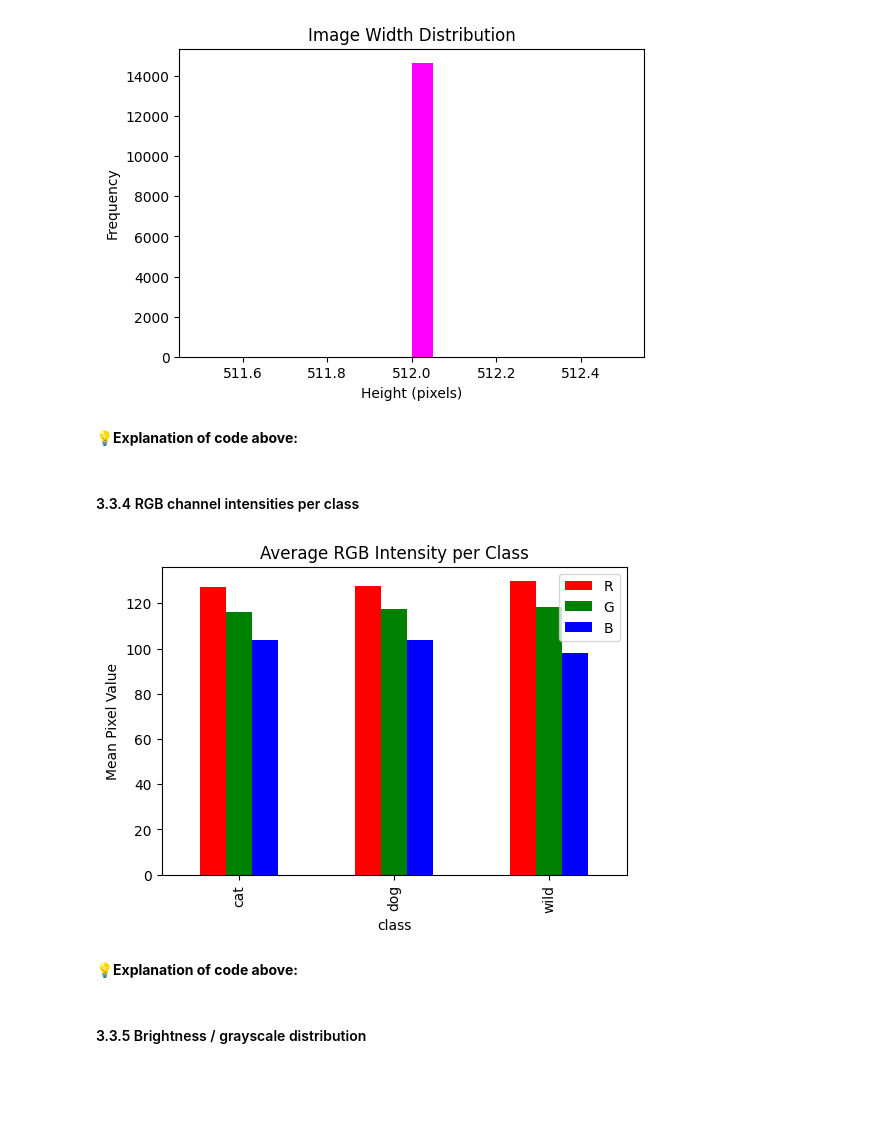
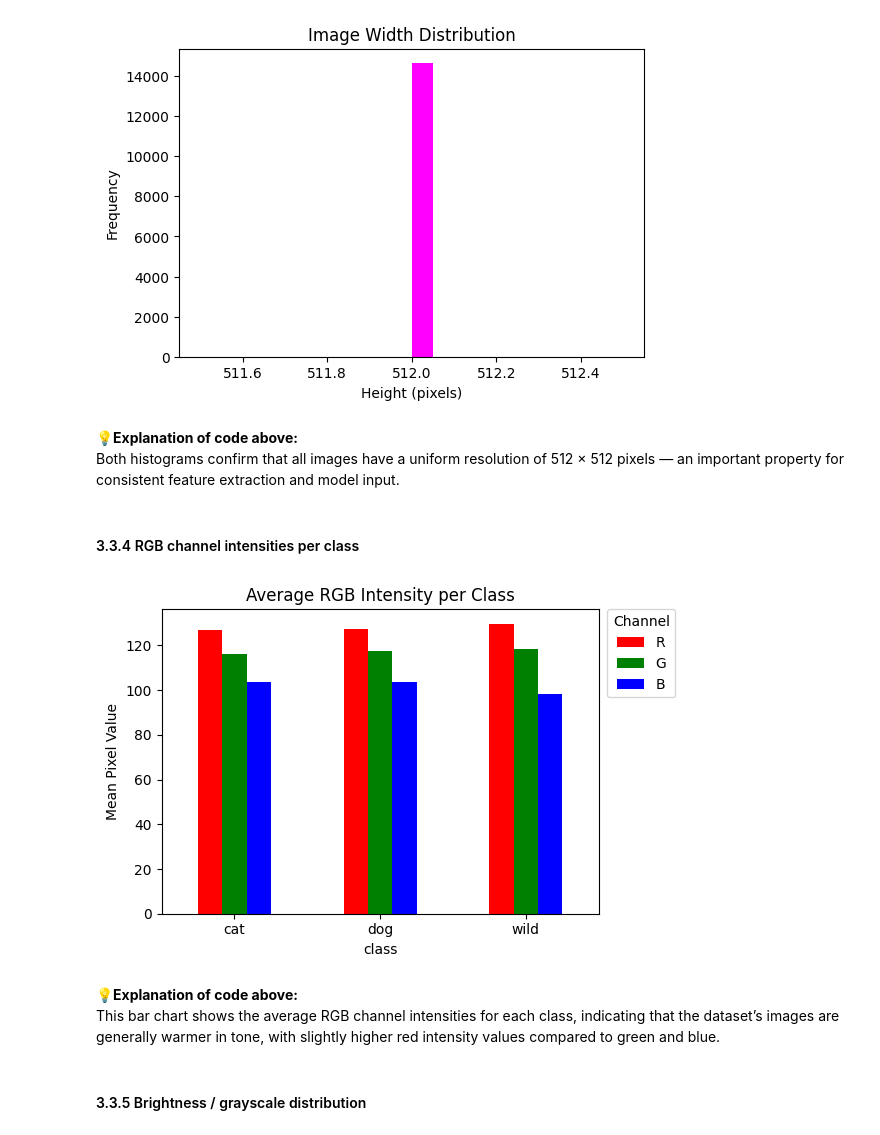
Before and after one commit to Mosh333/csca5632-final-project, a Jupyter notebook: notebooks/csca5632-final-project-animal-image-classification.ipynb, the cells around one changed output. Cells and saved outputs as stored; diff of their text form; code cells hidden in the pictures; blank space fills up the shorter version.

Commit message:
completed EDA section 3.3 - dataset composition and descriptive summary

```diff
--- a/notebooks/csca5632-final-project-animal-image-classification.ipynb
+++ b/notebooks/csca5632-final-project-animal-image-classification.ipynb
@@ -340,28 +341,41 @@ plt.show()
 [figure]
 # %% [markdown]
 **💡Explanation of code above:**
+Both histograms confirm that all images have a uniform resolution of 512 × 512 pixels — an important property for consistent feature extraction and model input.
 # %% [markdown]
 #### 3.3.4 RGB channel intensities per class
 # %%
 means = {'class': [], 'R': [], 'G': [], 'B': []}
 
 for cls in np.unique(labels):
     imgs = np.array([data[i] for i in range(len(data)) if labels[i] == cls])
-    mean_rgb = imgs.mean(axis=(0,1,2))
+    mean_rgb = imgs.mean(axis=(0, 1, 2))
     means['class'].append(cls)
     means['R'].append(mean_rgb[0])
     means['G'].append(mean_rgb[1])
     means['B'].append(mean_rgb[2])
 
 df_means = pd.DataFrame(means)
-df_means.set_index('class').plot(kind='bar', figsize=(6,4), color=['r','g','b'])
+
+# Plot with cleaner layout
+ax = df_means.set_index('class').plot(
+    kind='bar',
+    figsize=(6, 4),
+    color=['r', 'g', 'b'],
+    legend=True
+)
+
 plt.title("Average RGB Intensity per Class")
 plt.ylabel("Mean Pixel Value")
+plt.xticks(rotation=0)  # keeps labels horizontal
+plt.legend(title="Channel", bbox_to_anchor=(1.02, 1), loc='upper left', borderaxespad=0)
+plt.tight_layout()  # adjusts spacing to fit legend cleanly
 plt.show()
 # %% [output]
-[figure, old version]
+[figure, new version]
 # %% [markdown]
 **💡Explanation of code above:**
+This bar chart shows the average RGB channel intensities for each class, indicating that the dataset’s images are generally warmer in tone, with slightly higher red intensity values compared to green and blue.
 # %% [markdown]
 #### 3.3.5 Brightness / grayscale distribution
 # %%
```
Also changed, not shown: parts of 8 cells of this notebook.
